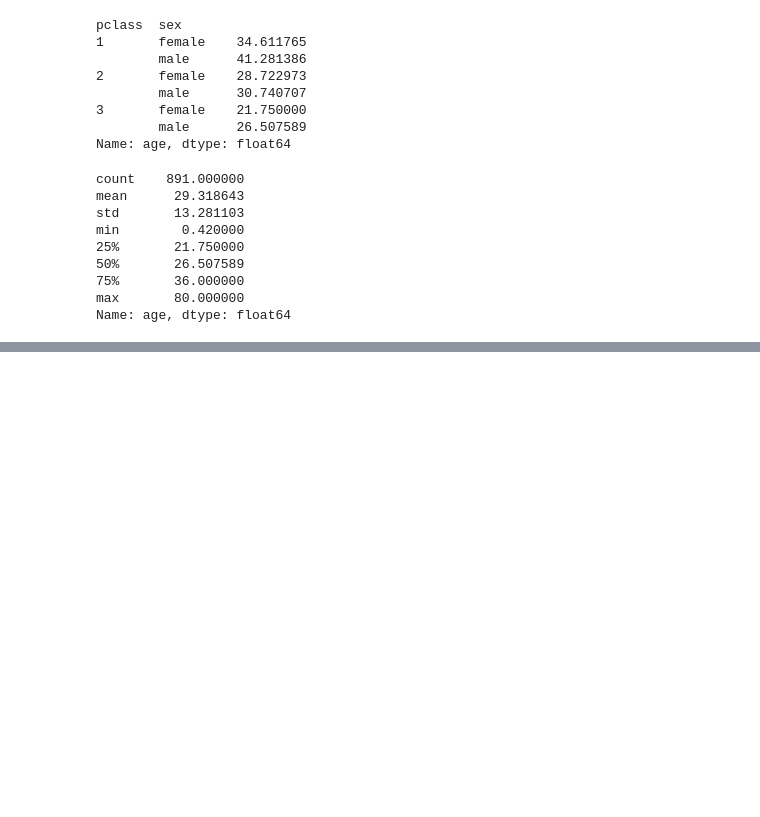
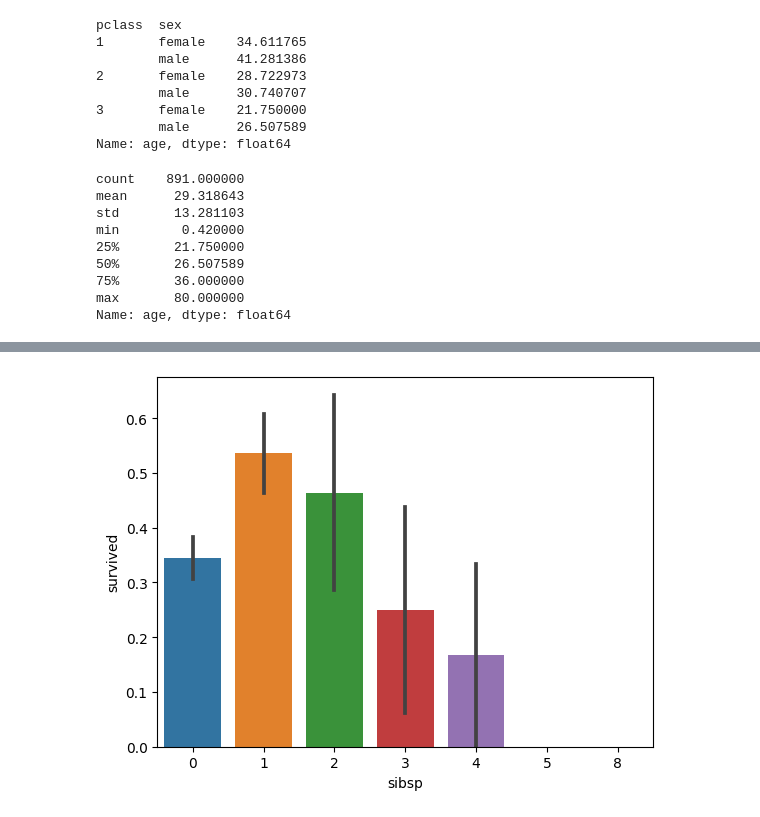
Before and after one commit to dmswn1004/Python_Data-visualization, a Jupyter notebook: 20_데이터_시각화_연습.ipynb, the cells around one changed output, grey strips where cells are left out. Drawn from its saved outputs; the diff is of its cells as text; code cells hidden in the pictures; blank space fills up the shorter version.

```diff
--- a/20_데이터_시각화_연습.ipynb
+++ b/20_데이터_시각화_연습.ipynb
@@ -158,0 +170,5 @@ Name: age, dtype: float64
+# %%
+sns.barplot(x='sibsp', y='survived', data=titanic)
+plt.show()
+# %% [output]
+[figure, added]
```
Also changed, not shown: parts of 7 cells of this notebook.
